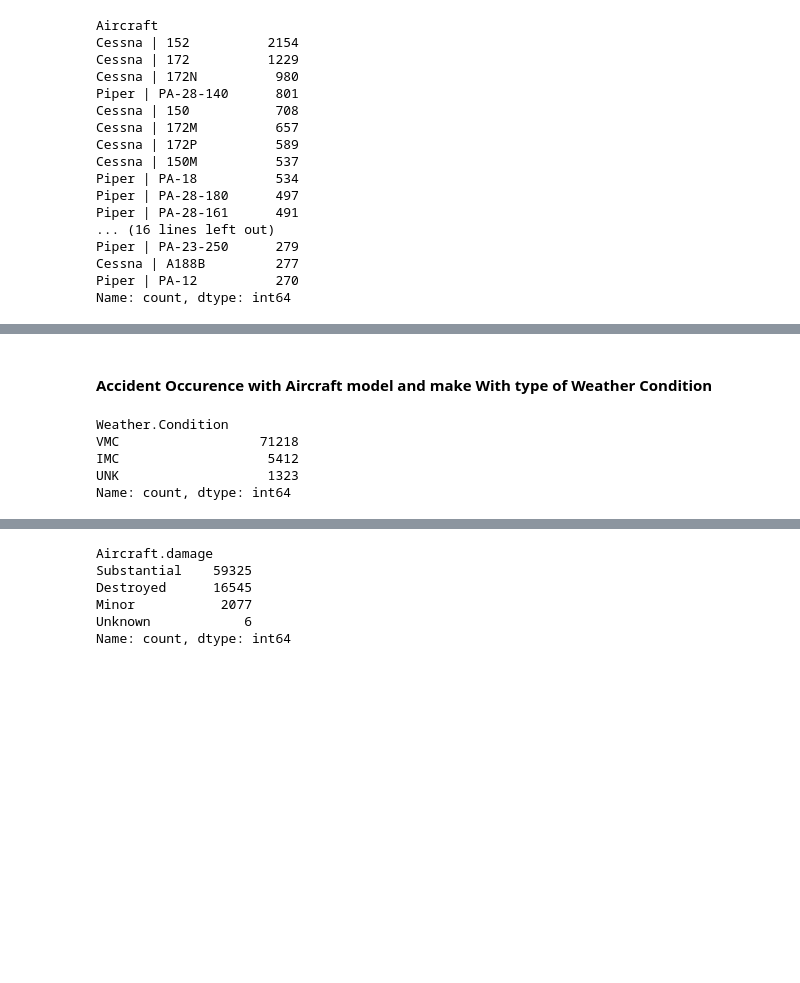
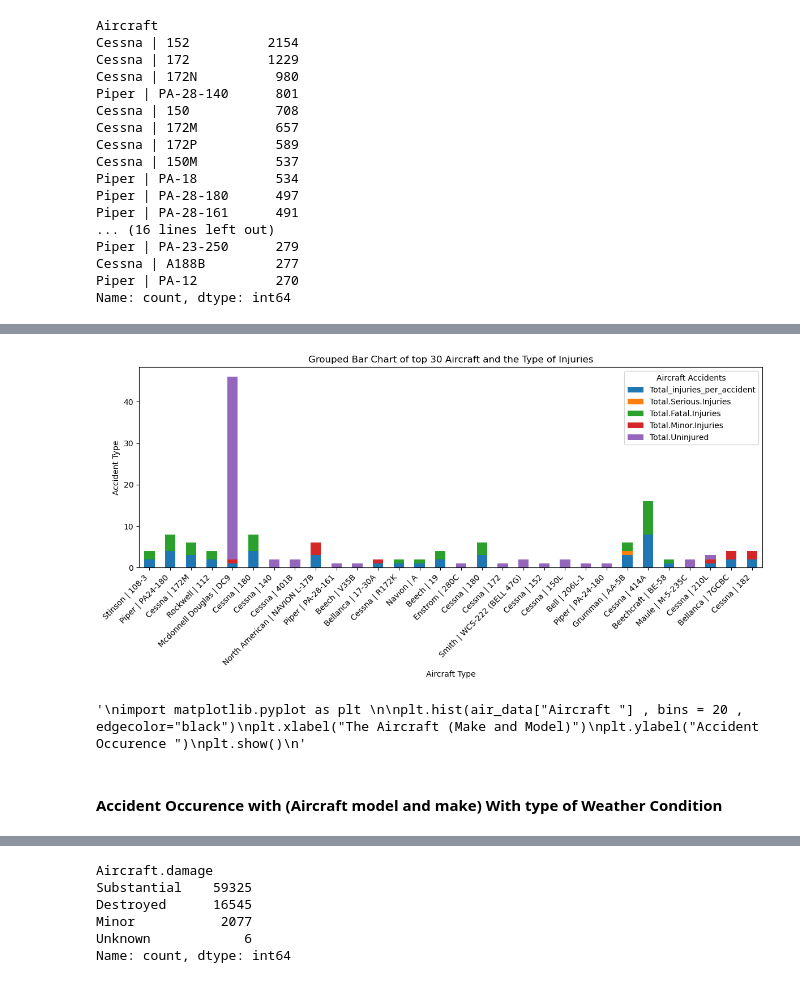
Before and after one commit to karanimwarimu/DSF-phase-1-project, a Jupyter notebook: student.ipynb, the cells around one changed output, grey strips where cells are left out. Saved outputs shown, nothing was run; the diff lists cells and outputs as text; code cells hidden in the pictures; blank space fills up the shorter version.

```diff
--- a/student.ipynb
+++ b/student.ipynb
@@ -849,0 +869,6 @@ air_data
+# %%
+air_acc = air_data[["Aircraft " , 'Total_injuries_per_accident','Total.Serious.Injuries', 'Total.Fatal.Injuries','Total.Minor.Injuries', 'Total.Uninjured' ]].head(30)
+
+columns =  ['Total_injuries_per_accident','Total.Serious.Injuries', 'Total.Fatal.Injuries','Total.Minor.Injuries', 'Total.Uninjured']
+
+air_acc
@@ -850,12 +893,24 @@ air_data
+# %%
+air_acc.plot(x="Aircraft " ,  y = columns , kind='bar' , stacked=True , figsize=(12,6) )
+plt.title("Grouped Bar Chart of top 30 Aircraft and the Type of Injuries")
+plt.xlabel("Aircraft Type")
+plt.ylabel("Accident Type")
+plt.xticks(rotation=45 , ha="right")
+plt.legend(title="Aircraft Accidents")
+plt.tight_layout()
+plt.show()
+# %% [output]
+[figure, added]
+# %%
+"""
+import matplotlib.pyplot as plt
+
+plt.hist(air_data["Aircraft "] , bins = 20 , edgecolor="black")
+plt.xlabel("The Aircraft (Make and Model)")
+plt.ylabel("Accident Occurence ")
+plt.show()
+"""
+# %% [output]
+'\nimport matplotlib.pyplot as plt \n\nplt.hist(air_data["Aircraft "] , bins = 20 , edgecolor="black")\nplt.xlabel("The Aircraft (Make and Model)")\nplt.ylabel("Accident Occurence ")\nplt.show()\n'
 # %% [markdown]
-#### Accident Occurence with Aircraft model and make With type of Weather Condition
+#### Accident Occurence with (Aircraft model and make) With type of Weather Condition
-# %%
-weather_data = air_data[["Weather.Condition"]]
-
-weather_data.value_counts()
-# %% [output]
-Weather.Condition
-VMC                  71218
-IMC                   5412
-UNK                   1323
-Name: count, dtype: int64
```
Also changed, not shown: parts of 17 cells of this notebook.
